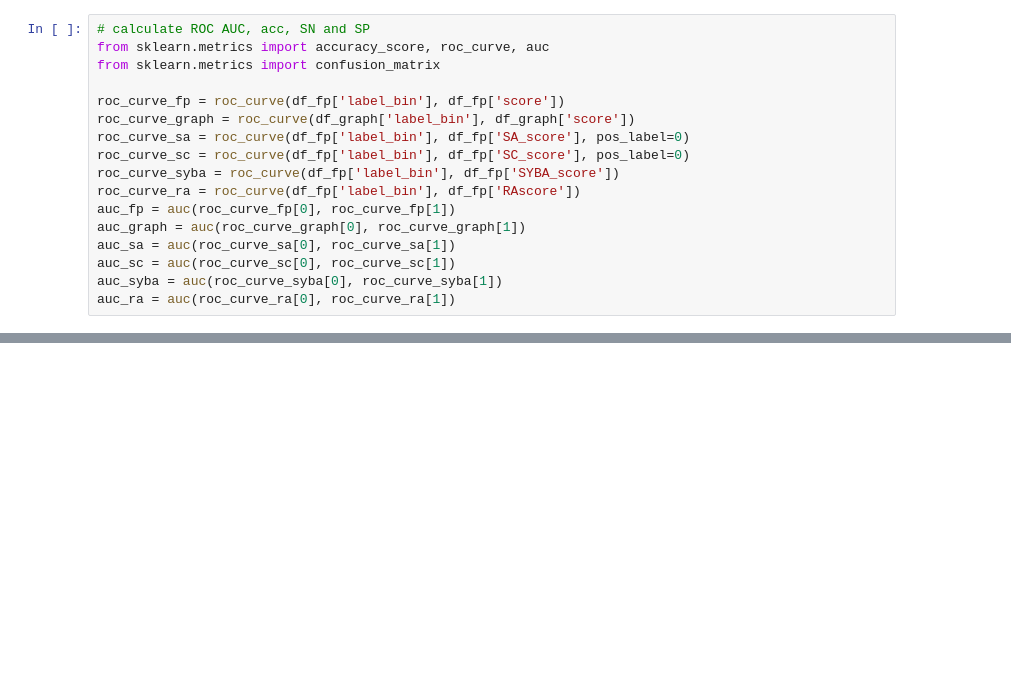
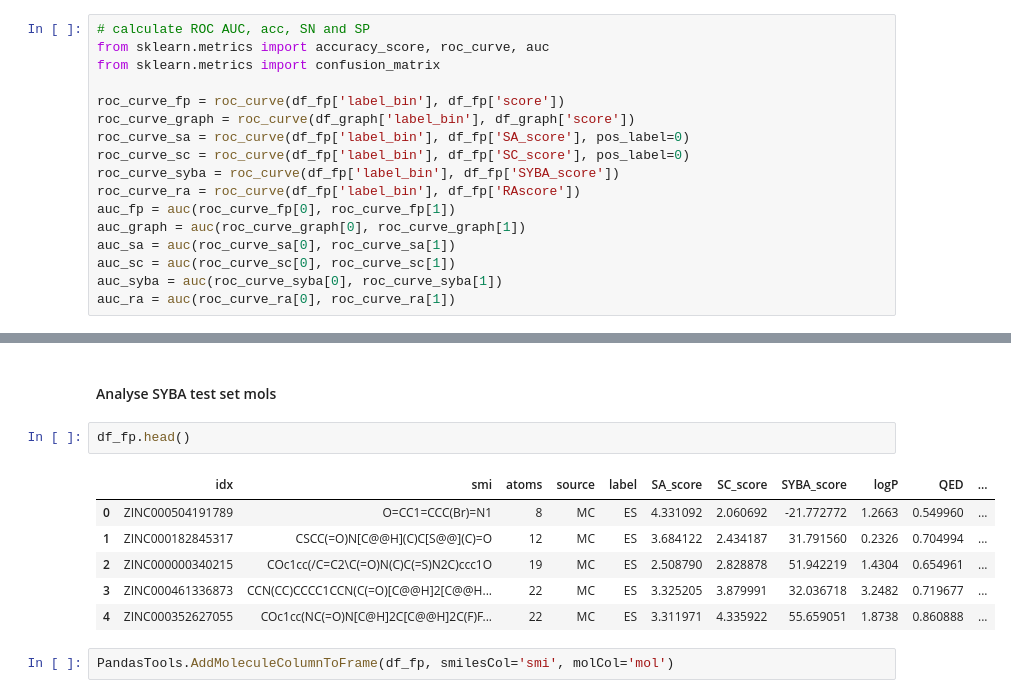
Before and after one commit to schwallergroup/fsscore, a Jupyter notebook: data/evaluate_scores.ipynb, the cells around one changed output, grey strips where cells are left out. Cells and saved outputs as stored; diff of their text form; blank space fills up the shorter version.

```diff
--- a/data/evaluate_scores.ipynb
+++ b/data/evaluate_scores.ipynb
@@ -448,0 +493,13 @@ ax2.legend(loc='upper left');
+# %% [markdown]
+#### Analyse SYBA test set mols
+# %%
+df_fp.head()
+# %% [output]
+|  | idx | smi | atoms | source | label | SA_score | SC_score | SYBA_score | logP | QED | ... |
+| 0 | ZINC000504191789 | O=CC1=CCC(Br)=N1 | 8 | MC | ES | 4.331092 | 2.060692 | -21.772772 | 1.2663 | 0.549960 | ... |
+| 1 | ZINC000182845317 | CSCC(=O)N[C@@H](C)C[S@@](C)=O | 12 | MC | ES | 3.684122 | 2.434187 | 31.791560 | 0.2326 | 0.704994 | ... |
+| 2 | ZINC000000340215 | COc1cc(/C=C2\C(=O)N(C)C(=S)N2C)ccc1O | 19 | MC | ES | 2.508790 | 2.828878 | 51.942219 | 1.4304 | 0.654961 | ... |
+| 3 | ZINC000461336873 | CCN(CC)CCCC1CCN(C(=O)[C@@H]2[C@@H... | 22 | MC | ES | 3.325205 | 3.879991 | 32.036718 | 3.2482 | 0.719677 | ... |
+| 4 | ZINC000352627055 | COc1cc(NC(=O)N[C@H]2C[C@@H]2C(F)F... | 22 | MC | ES | 3.311971 | 4.335922 | 55.659051 | 1.8738 | 0.860888 | ... |
+# %%
+PandasTools.AddMoleculeColumnToFrame(df_fp, smilesCol='smi', molCol='mol')
```
Also changed, not shown: parts of 17 cells of this notebook.
